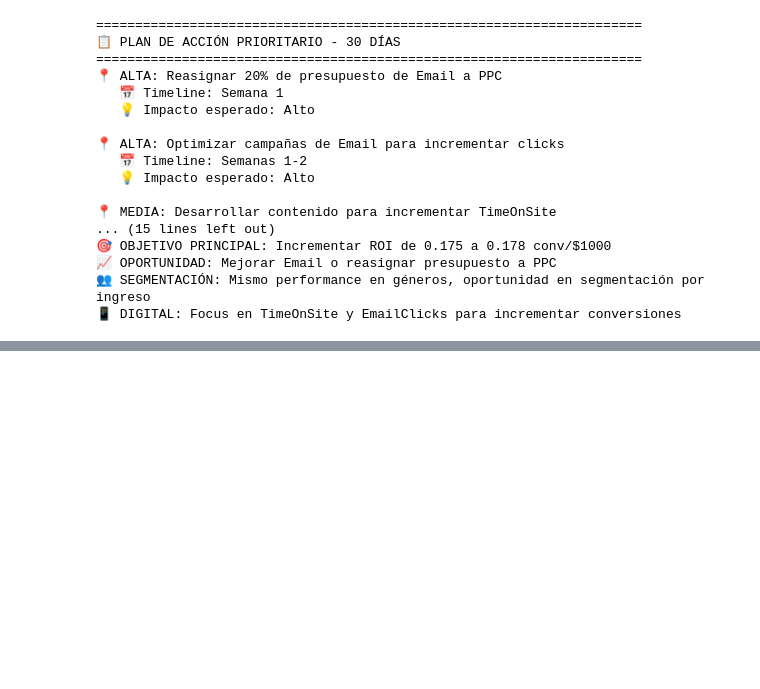
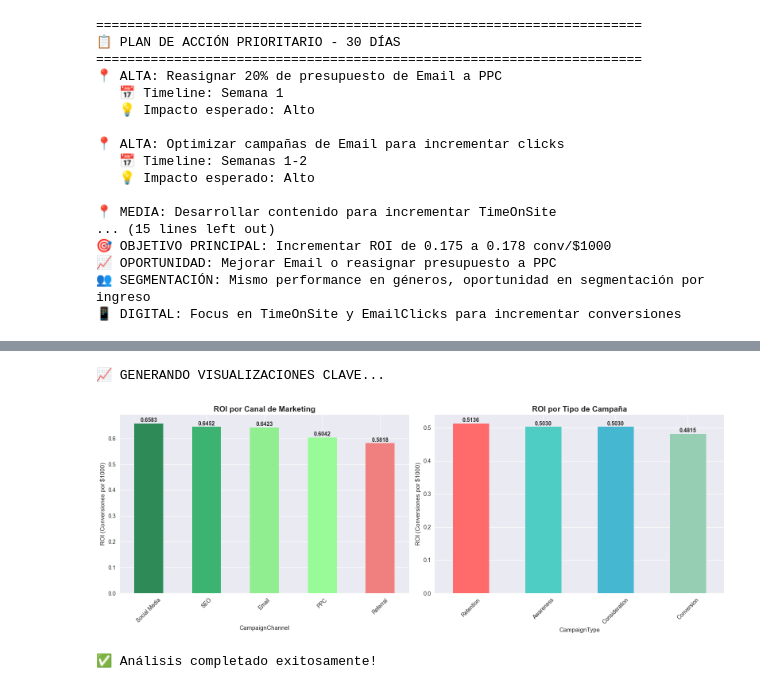
Before and after one commit to lucanvieira/Proyectos, a Jupyter notebook: MARKETING/Scripts/Analisis 10-10-2025.ipynb, the cells around one changed output, grey strips where cells are left out. Drawn from its saved outputs; the diff is of its cells as text; code cells hidden in the pictures; blank space fills up the shorter version.

```diff
--- a/MARKETING/Scripts/Analisis 10-10-2025.ipynb
+++ b/MARKETING/Scripts/Analisis 10-10-2025.ipynb
@@ -447,0 +758,33 @@ print(f"📱 DIGITAL: Focus en TimeOnSite y EmailClicks para incrementar convers
+# %%
+# VISUALIZACIÓN BÁSICA PERO EFECTIVA
+import matplotlib.pyplot as plt
+import seaborn as sns
+
+print("\n📈 GENERANDO VISUALIZACIONES CLAVE...")
+
+fig, (ax1, ax2) = plt.subplots(1, 2, figsize=(16, 6))
+
+# Gráfico 1: ROI por Canal
+channel_roi_sorted.plot(kind='bar', ax=ax1, color=['#2E8B57', '#3CB371', '#90EE90', '#98FB98', '#F08080'])
+ax1.set_title('ROI por Canal de Marketing', fontweight='bold', fontsize=14)
+ax1.set_ylabel('ROI (Conversiones por $1000)')
+ax1.tick_params(axis='x', rotation=45)
+for i, v in enumerate(channel_roi_sorted):
+    ax1.text(i, v + 0.001, f'{v:.4f}', ha='center', va='bottom', fontweight='bold')
+
+# Gráfico 2: ROI por Tipo de Campaña
+campaign_roi_sorted.plot(kind='bar', ax=ax2, color=['#FF6B6B', '#4ECDC4', '#45B7D1', '#96CEB4'])
+ax2.set_title('ROI por Tipo de Campaña', fontweight='bold', fontsize=14)
+ax2.set_ylabel('ROI (Conversiones por $1000)')
+ax2.tick_params(axis='x', rotation=45)
+for i, v in enumerate(campaign_roi_sorted):
+    ax2.text(i, v + 0.001, f'{v:.4f}', ha='center', va='bottom', fontweight='bold')
+
+plt.tight_layout()
+plt.show()
+
+print("✅ Análisis completado exitosamente!")
+# %% [output]
+📈 GENERANDO VISUALIZACIONES CLAVE...
+[figure, added]
+✅ Análisis completado exitosamente!
```
Also changed, not shown: parts of 19 cells of this notebook.
